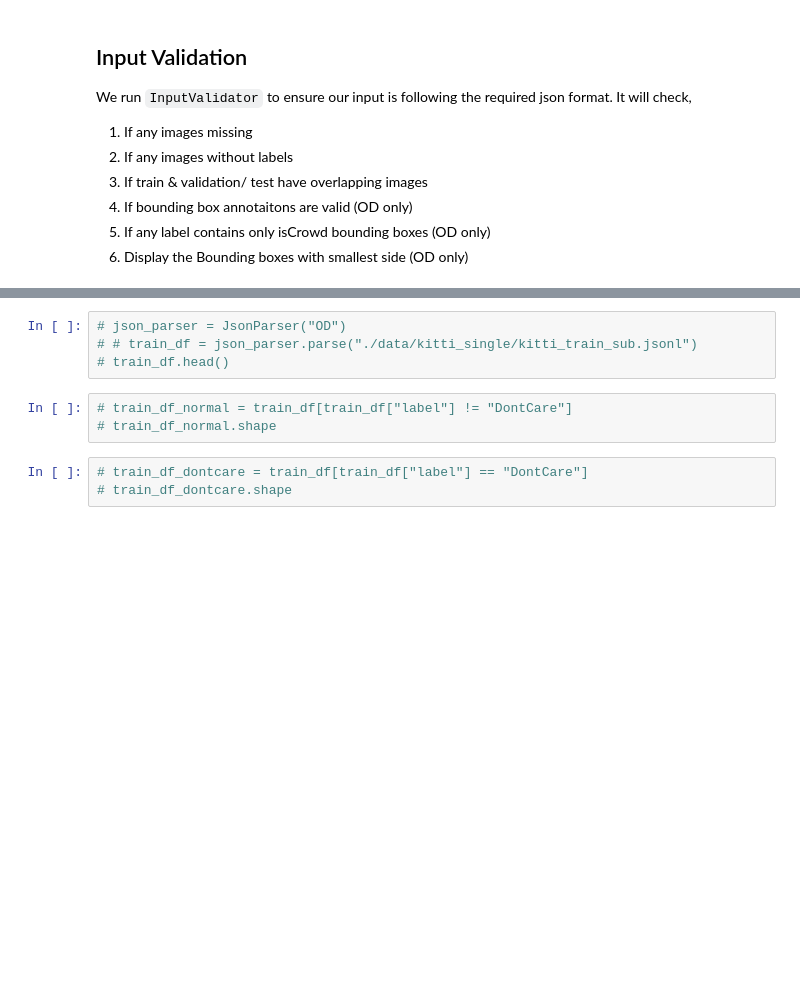
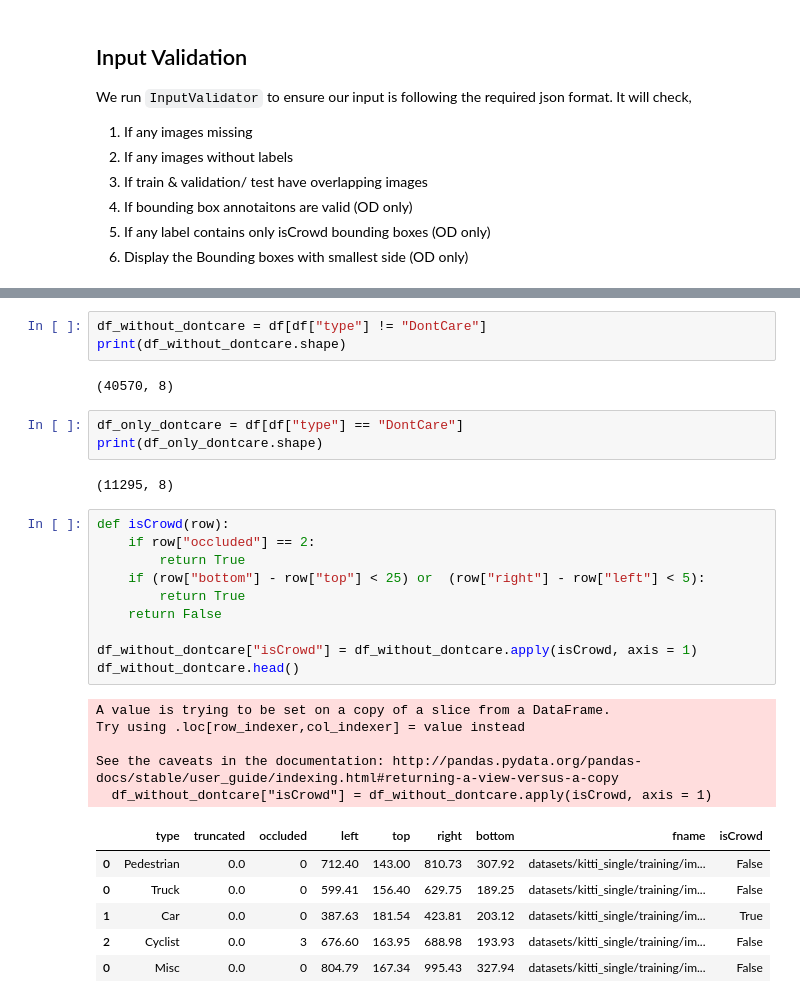
Before and after one commit to yoyolin/medium-blog-kitti, a Jupyter notebook: 0.Kitti_Dataset_Preparation.ipynb, the cells around one changed output, grey strips where cells are left out. Saved outputs shown, nothing was run; the diff lists cells and outputs as text; blank space fills up the shorter version.

Commit message:
finished for data enhancement

```diff
--- a/0.Kitti_Dataset_Preparation.ipynb
+++ b/0.Kitti_Dataset_Preparation.ipynb
@@ -390,11 +415,33 @@ TODO - don't read on as they are random code blocks at this moment
 # %%
-# json_parser = JsonParser("OD")
-# # train_df = json_parser.parse("./data/kitti_single/kitti_train_sub.jsonl")
-# train_df.head()
+df_without_dontcare = df[df["type"] != "DontCare"]
+print(df_without_dontcare.shape)
+# %% [output]
+(40570, 8)
 # %%
-# train_df_normal = train_df[train_df["label"] != "DontCare"]
-# train_df_normal.shape
+df_only_dontcare = df[df["type"] == "DontCare"]
+print(df_only_dontcare.shape)
+# %% [output]
+(11295, 8)
 # %%
-# train_df_dontcare = train_df[train_df["label"] == "DontCare"]
-# train_df_dontcare.shape
+def isCrowd(row):
+    if row["occluded"] == 2:
+        return True
+    if (row["bottom"] - row["top"] < 25) or  (row["right"] - row["left"] < 5):
+        return True
+    return False
+
+df_without_dontcare["isCrowd"] = df_without_dontcare.apply(isCrowd, axis = 1)
+df_without_dontcare.head()
+# %% [output]
+A value is trying to be set on a copy of a slice from a DataFrame.
+Try using .loc[row_indexer,col_indexer] = value instead
+
+See the caveats in the documentation: http://pandas.pydata.org/pandas-docs/stable/user_guide/indexing.html#returning-a-view-versus-a-copy
+  df_without_dontcare["isCrowd"] = df_without_dontcare.apply(isCrowd, axis = 1)
+|  | type | truncated | occluded | left | top | right | bottom | fname | isCrowd |
+| 0 | Pedestrian | 0.0 | 0 | 712.40 | 143.00 | 810.73 | 307.92 | datasets/kitti_single/training/im... | False |
+| 0 | Truck | 0.0 | 0 | 599.41 | 156.40 | 629.75 | 189.25 | datasets/kitti_single/training/im... | False |
+| 1 | Car | 0.0 | 0 | 387.63 | 181.54 | 423.81 | 203.12 | datasets/kitti_single/training/im... | True |
+| 2 | Cyclist | 0.0 | 3 | 676.60 | 163.95 | 688.98 | 193.93 | datasets/kitti_single/training/im... | False |
+| 0 | Misc | 0.0 | 0 | 804.79 | 167.34 | 995.43 | 327.94 | datasets/kitti_single/training/im... | False |
 # %%
```
Also changed, not shown: parts of 28 cells of this notebook.
